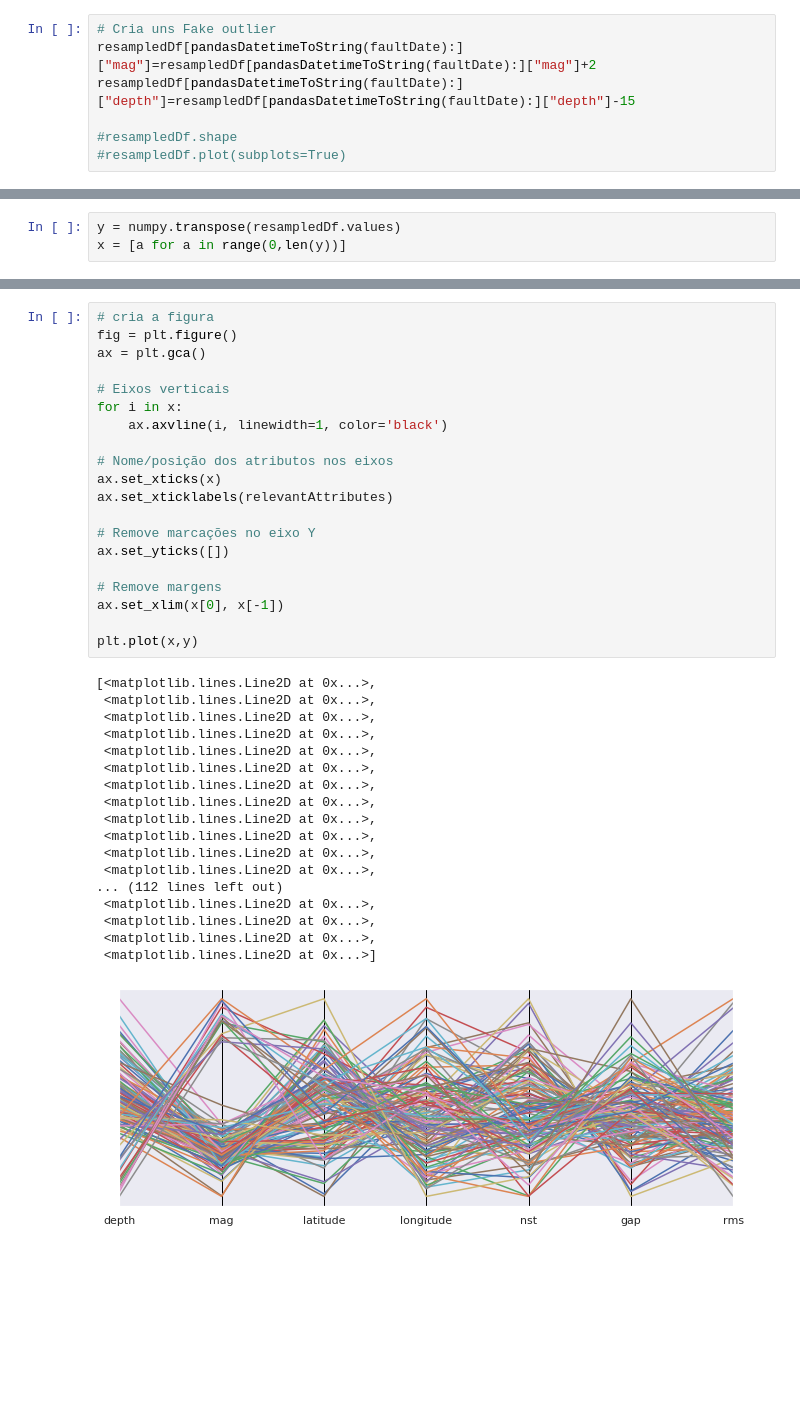
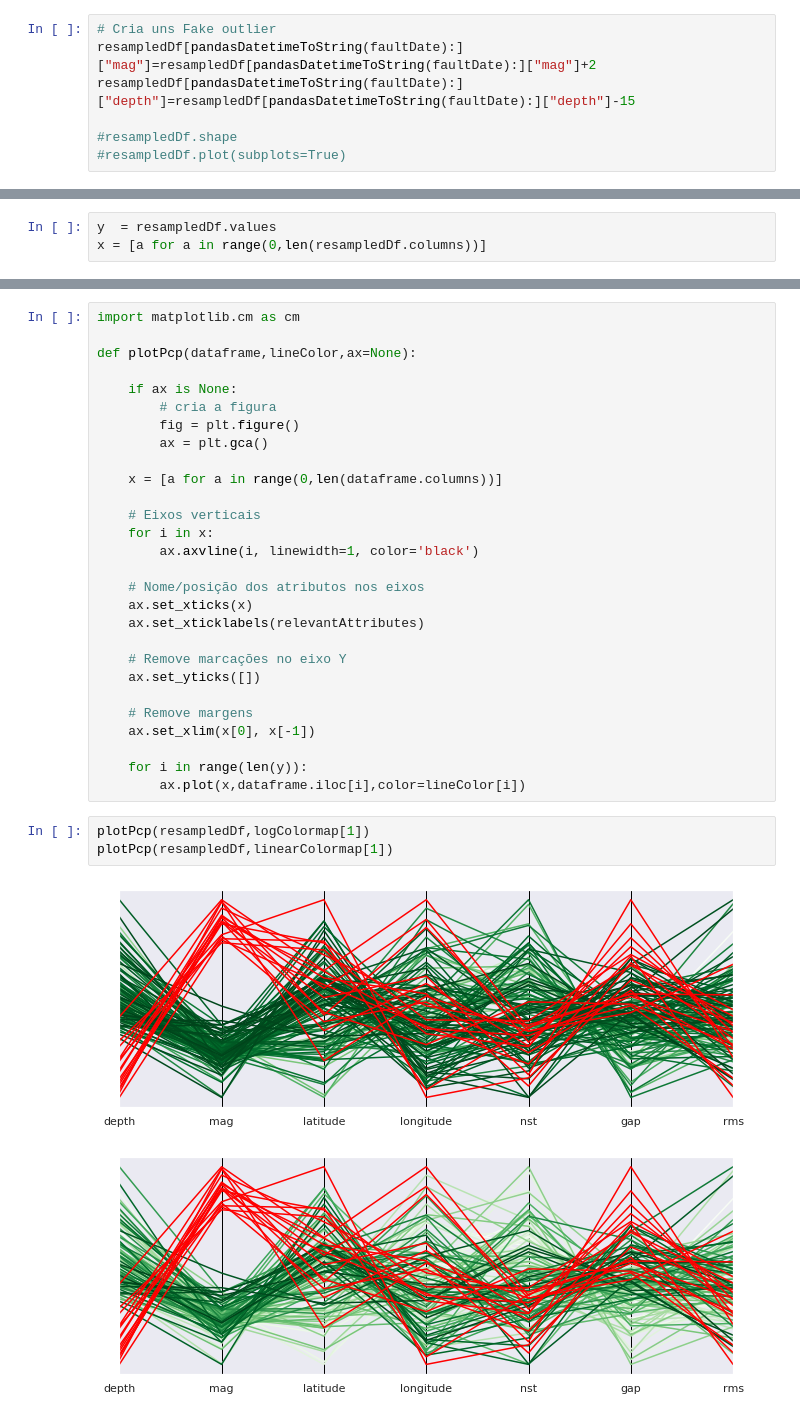
Before and after one commit to fbenghi/visualAnalitics_PCP, a Jupyter notebook: parallelCoordinates.ipynb, the cells around one changed output, grey strips where cells are left out. Drawn from its saved outputs; the diff is of its cells as text; blank space fills up the shorter version.

Commit message:
PCP com colorbar mas sem limpeza

```diff
--- a/parallelCoordinates.ipynb
+++ b/parallelCoordinates.ipynb
@@ -84,3 +59,3 @@ array([<matplotlib.axes._subplots.AxesSubplot object at 0x...>,
 # %%
-y = numpy.transpose(resampledDf.values)
-x = [a for a in range(0,len(y))]
+y  = resampledDf.values
+x = [a for a in range(0,len(resampledDf.columns))]
@@ -87,39 +87,34 @@ x = [a for a in range(0,len(y))]
 # %%
-# cria a figura
-fig = plt.figure()
-ax = plt.gca()
+import matplotlib.cm as cm
 
-# Eixos verticais
-for i in x:
-    ax.axvline(i, linewidth=1, color='black')
+def plotPcp(dataframe,lineColor,ax=None):
 
-# Nome/posição dos atributos nos eixos
-ax.set_xticks(x)
-ax.set_xticklabels(relevantAttributes)
+    if ax is None:
+        # cria a figura
+        fig = plt.figure()
+        ax = plt.gca()
 
-# Remove marcações no eixo Y
-ax.set_yticks([])
+    x = [a for a in range(0,len(dataframe.columns))]
 
-# Remove margens
-ax.set_xlim(x[0], x[-1])
+    # Eixos verticais
+    for i in x:
+        ax.axvline(i, linewidth=1, color='black')
 
-plt.plot(x,y)
+    # Nome/posição dos atributos nos eixos
+    ax.set_xticks(x)
+    ax.set_xticklabels(relevantAttributes)
+
+    # Remove marcações no eixo Y
+    ax.set_yticks([])
+
+    # Remove margens
+    ax.set_xlim(x[0], x[-1])
+
+    for i in range(len(y)):
+        ax.plot(x,dataframe.iloc[i],color=lineColor[i])
-# %% [output]
-[<matplotlib.lines.Line2D at 0x...>,
- <matplotlib.lines.Line2D at 0x...>,
- <matplotlib.lines.Line2D at 0x...>,
- <matplotlib.lines.Line2D at 0x...>,
- <matplotlib.lines.Line2D at 0x...>,
- <matplotlib.lines.Line2D at 0x...>,
- <matplotlib.lines.Line2D at 0x...>,
- <matplotlib.lines.Line2D at 0x...>,
- <matplotlib.lines.Line2D at 0x...>,
- <matplotlib.lines.Line2D at 0x...>,
- <matplotlib.lines.Line2D at 0x...>,
- <matplotlib.lines.Line2D at 0x...>,
-... (112 lines left out)
- <matplotlib.lines.Line2D at 0x...>,
- <matplotlib.lines.Line2D at 0x...>,
- <matplotlib.lines.Line2D at 0x...>,
- <matplotlib.lines.Line2D at 0x...>]
-[figure, removed]
+# %%
+plotPcp(resampledDf,logColormap[1])
+plotPcp(resampledDf,linearColormap[1])
+# %% [output]
+[figure, added]
+[figure, added]
```
Also changed, not shown: parts of 13 cells of this notebook.
